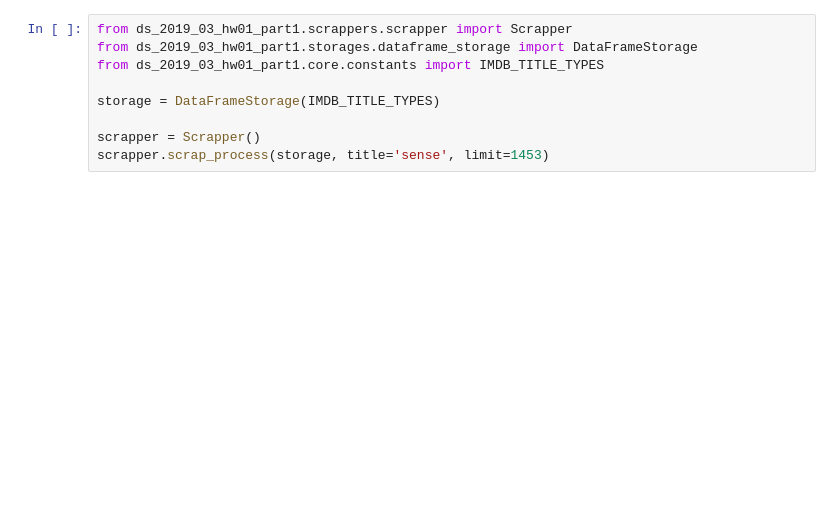
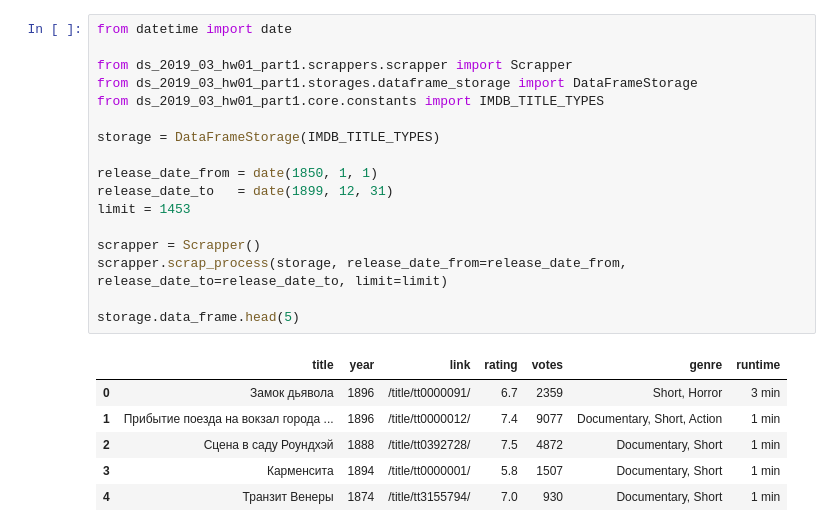
Before and after one commit to mas-student/ds-2019-03-hw01, a Jupyter notebook: hw01_part1.ipynb, the cells around one changed output. Cells and saved outputs as stored; diff of their text form; blank space fills up the shorter version.

```diff
--- a/hw01_part1.ipynb
+++ b/hw01_part1.ipynb
@@ -1,12 +1,27 @@
 # %%
+from datetime import date
+
 from ds_2019_03_hw01_part1.scrappers.scrapper import Scrapper
 from ds_2019_03_hw01_part1.storages.dataframe_storage import DataFrameStorage
 from ds_2019_03_hw01_part1.core.constants import IMDB_TITLE_TYPES
 
 storage = DataFrameStorage(IMDB_TITLE_TYPES)
 
+release_date_from = date(1850, 1, 1)
+release_date_to   = date(1899, 12, 31)
+limit = 1453
+
 scrapper = Scrapper()
-scrapper.scrap_process(storage, title='sense', limit=1453)
+scrapper.scrap_process(storage, release_date_from=release_date_from, release_date_to=release_date_to, limit=limit)
+
+storage.data_frame.head(5)
+# %% [output]
+|  | title | year | link | rating | votes | genre | runtime |
+| 0 | Замок дьявола | 1896 | /title/tt0000091/ | 6.7 | 2359 | Short, Horror | 3 min |
+| 1 | Прибытие поезда на вокзал города ... | 1896 | /title/tt0000012/ | 7.4 | 9077 | Documentary, Short, Action | 1 min |
+| 2 | Сцена в саду Роундхэй | 1888 | /title/tt0392728/ | 7.5 | 4872 | Documentary, Short | 1 min |
+| 3 | Карменсита | 1894 | /title/tt0000001/ | 5.8 | 1507 | Documentary, Short | 1 min |
+| 4 | Транзит Венеры | 1874 | /title/tt3155794/ | 7.0 | 930 | Documentary, Short | 1 min |
 # %%
 display(storage.data_frame)
 display(storage.data_frame.head())
```
Also changed, not shown: parts of 1 cell of this notebook, 3 other files.
